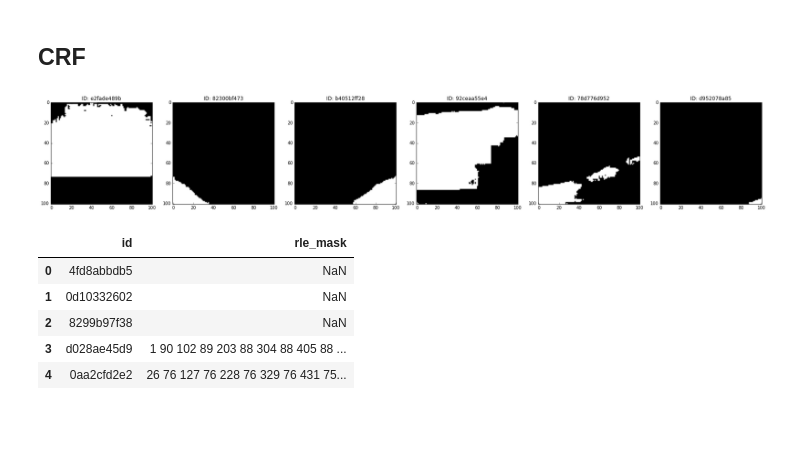
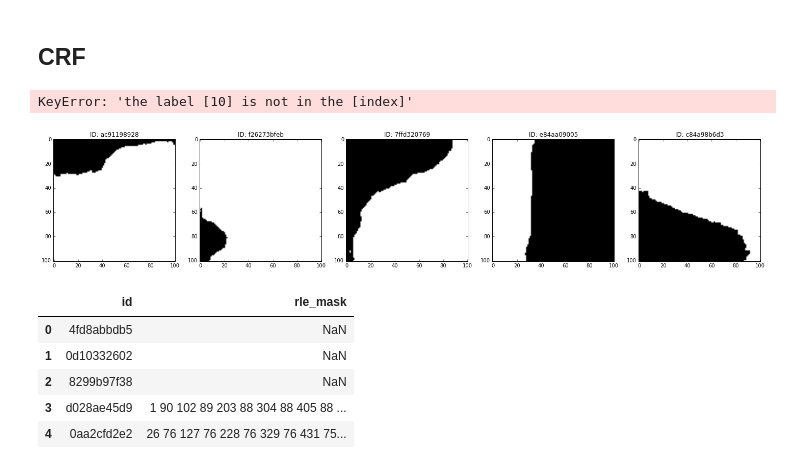
Before and after one commit to yusuke0324/tgs-salt-identification, a Jupyter notebook: make_submission.ipynb, the cells around one changed output. Saved outputs shown, nothing was run; the diff lists cells and outputs as text; code cells hidden in the pictures; blank space fills up the shorter version.

```diff
--- a/make_submission.ipynb
+++ b/make_submission.ipynb
@@ -21,7 +21,7 @@ X_test, X_feat_test, _, _ = train_util.get_data(data_type='test', size=(128, 128
 # %%
-X_train, X_feat_train, Y_train, Y_no_sult = train_util.get_data(data_type='train', size=(128, 128, 3))
+X_train, X_feat_train, Y_train, Y_no_sult, Y_salt_cls = train_util.get_data(data_type='train', size=(128, 128, 3))
 # %%
-model = load_model('./log/2018_0727_2358/best_weights.hdf5', custom_objects={
+model = load_model('./log/2018_0729_1817/best_weights.hdf5', custom_objects={
     'mean_iou': train_util.mean_iou,
     'dice_p_bce':train_util.dice_p_bce,
     'dice_coef':train_util.dice_coef,
@@ -44,7 +48,8 @@ from sklearn.cross_validation import train_test_split
 x_train, x_test, x_feat_train, x_feat_test, y_train, y_test, y_no_sult_train, y_no_sult_test = train_test_split(X_train, X_feat_train, Y_train, Y_no_sult, test_size=0.1, random_state=42)
 # %%
 x_feat_train, x_feat_test = train_util.norm_X_feat(x_feat_train, x_feat_test)
-preds_train_test = model.predict(([x_test ,x_feat_test]), verbose=1)
+# preds_train_test = model.predict(([x_test ,x_feat_test]), verbose=1)
+preds_train_test = model.predict(x_test , verbose=1)
 # %% [output]
 389/389 [==============================] - 1s 2ms/step
 # %% [markdown]
@@ -64,5 +69,5 @@ preds_mean_sult = preds_train_test_thresh.mean(axis=-1).mean(axis=-1).mean(axis=
 preds_no_sult = pd.DataFrame({'preds_mean_sult': preds_mean_sult, 'no_sult':y_no_sult_test, 'no_sult_prob': no_sult_preds})
 # %%
 # tgt_index = preds_no_sult[(preds_no_sult['no_sult'] == 1) & (preds_no_sult['preds_mean_sult'] != 0)].index
-# tgt_index = preds_no_sult[(preds_no_sult['no_sult_prob'] > 0.5) & (preds_no_sult['preds_mean_sult'] != 0)].index
-tgt_index = preds_no_sult[(preds_no_sult['no_sult_prob'] < 0.5) & (preds_no_sult['preds_mean_sult'] == 0)].index
+tgt_index = preds_no_sult[(preds_no_sult['no_sult_prob'] > 0.5) & (preds_no_sult['preds_mean_sult'] != 0)].index
+# tgt_index = preds_no_sult[(preds_no_sult['no_sult_prob'] < 0.5) & (preds_no_sult['preds_mean_sult'] == 0)].index
@@ -307,33 +414,34 @@ def rle_decode(mask_rle, shape=(101, 101)):
     ends = starts + lengths
     img = np.zeros(shape[0]*shape[1], dtype=np.uint8)
     for lo, hi in zip(starts, ends):
         img[lo:hi] = 1
     return img.reshape(shape)
 
 
 
 
 
 """
 reading and decoding the submission
 
 """
-df = pd.read_csv('./submission/submission7.csv')[:10]
+df = pd.read_csv('./submission/submission8.csv')[:10]
 i = 0
 j = 0
 plt.figure(figsize=(30,15))
 plt.subplots_adjust(bottom=0.2, top=0.8, hspace=0.2)  #adjust this to change vertical and horiz. spacings..
 # Visualizing the predicted outputs
 while True:
     if str(df.loc[i,'rle_mask'])!=str(np.nan):
         decoded_mask = rle_decode(df.loc[i,'rle_mask'])
         plt.subplot(1,6,j+1)
         plt.imshow(decoded_mask)
         plt.title('ID: '+df.loc[i,'id'])
         j = j + 1
         if j>5:
             break
     i = i + 1
 # %% [output]
+KeyError: 'the label [10] is not in the [index]'
-[figure, old version]
+[figure, new version]
 # %%
```
Also changed, not shown: parts of 33 cells of this notebook, 6 other files.
